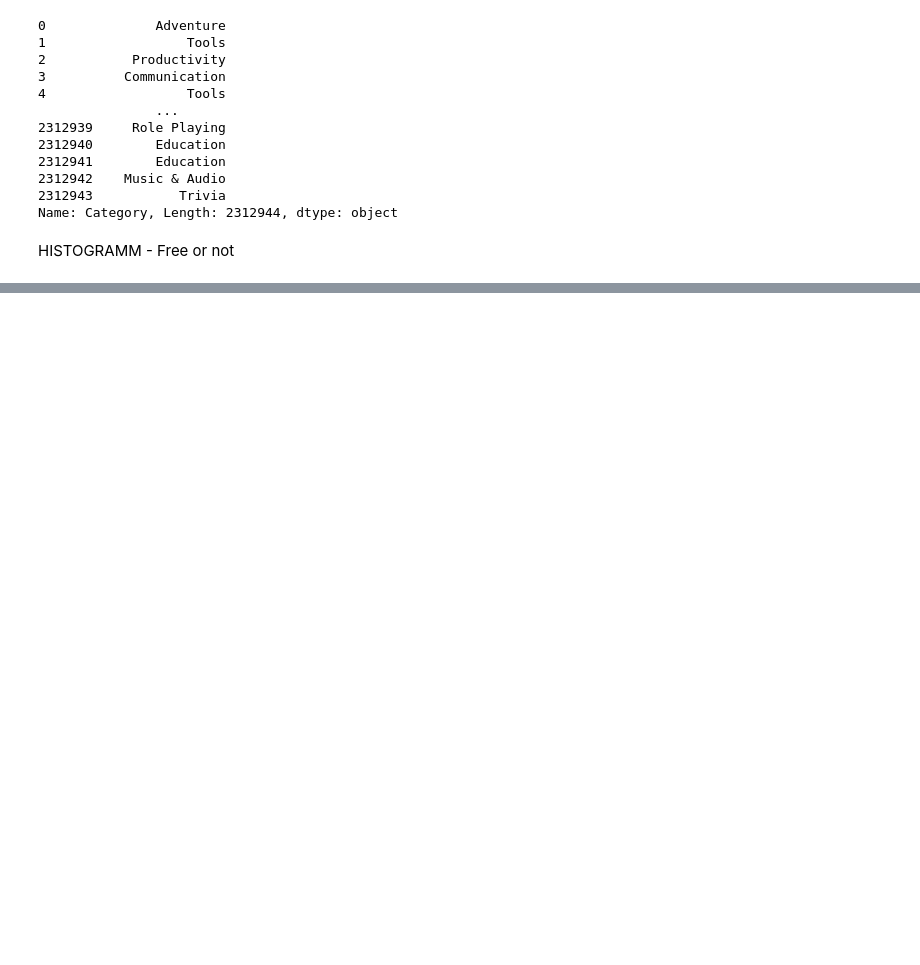
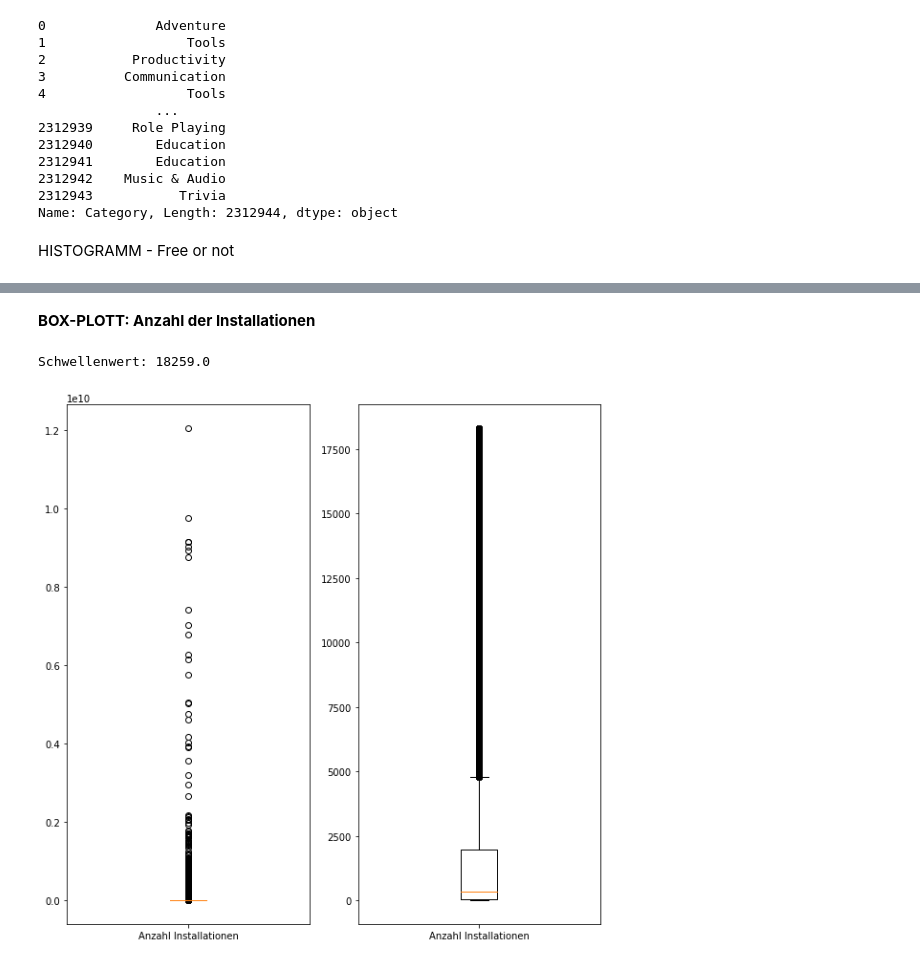
Before and after one commit to Wangi2901/data-analytics, a Jupyter notebook: GooglePlaystore.ipynb, the cells around one changed output, grey strips where cells are left out. Cells and saved outputs as stored; diff of their text form; code cells hidden in the pictures; blank space fills up the shorter version.

Commit message:
Update GooglePlaystore.ipynb
Letzter Stand: Kurzvorstellung der Charts in der VL

```diff
--- a/GooglePlaystore.ipynb
+++ b/GooglePlaystore.ipynb
@@ -200,0 +201,16 @@ plt.show()
+# %% [markdown]
+**BOX-PLOTT: Anzahl der Installationen**
+# %%
+Q1 = apps['Maximum Installs'].quantile(0.25)
+Q2 = apps['Maximum Installs'].quantile(0.75)
+upper_threshold = Q2 + 1.5 * (Q2 - Q1)
+print("Schwellenwert: " + str(upper_threshold))
+
+apps_18300 = apps[apps['Maximum Installs'] <= 18300]
+fig, ax = plt.subplots(ncols=2, figsize=(10,10))
+ax[0].boxplot(apps['Maximum Installs'], labels=['Anzahl Installationen'])
+ax[1].boxplot(apps_18300['Maximum Installs'], labels=['Anzahl Installationen'])
+plt.show()
+# %% [output]
+Schwellenwert: 18259.0
+[figure, added]
```
Also changed, not shown: parts of 4 cells of this notebook.
